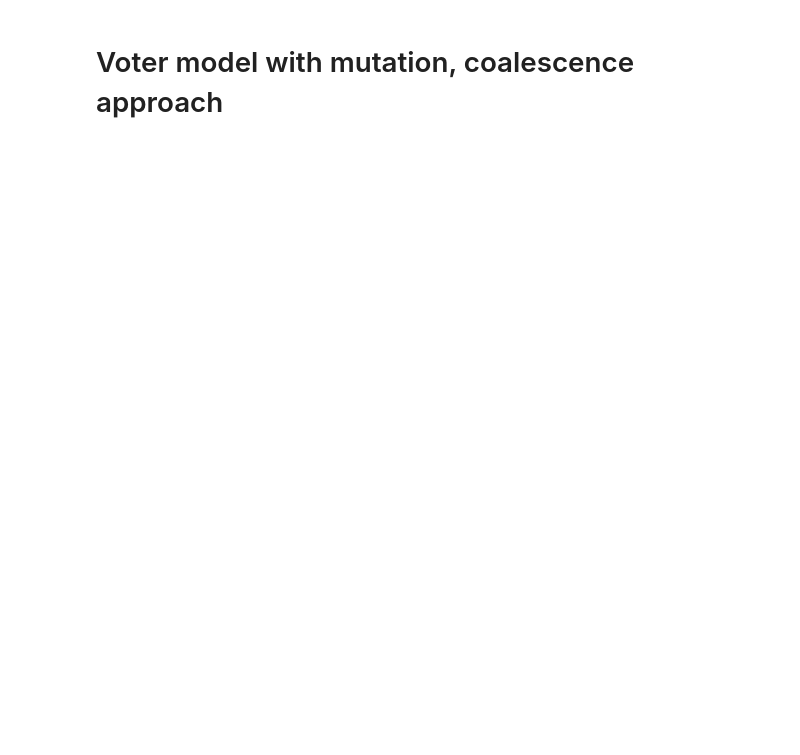
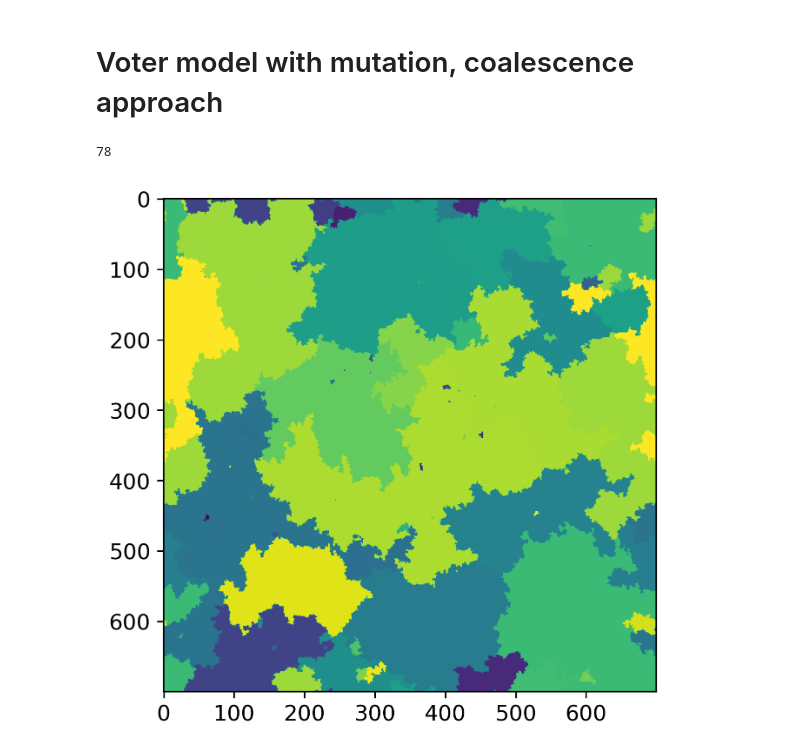
Before and after one commit to jonasargelo/Complex-systems-sim, a Jupyter notebook: backwards_time_voter_model.ipynb, the cells around one changed output. Cells and saved outputs as stored; diff of their text form; code cells hidden in the pictures; blank space fills up the shorter version.

```diff
--- a/backwards_time_voter_model.ipynb
+++ b/backwards_time_voter_model.ipynb
@@ -238,3 +238,21 @@ def voter_model_fast(L, alpha, kernel='nearest', W=3, eta=-1):
             rand_walker_pos.remove(cur_walker)
 
     return species
+# %%
+import pickle
+species_load = pickle.load(open(f"700x700,alpha=0.0001,kernel=nearest.p", "rb"))
+species_ids = np.random.uniform(size=len(species_load))
+print(len(species_load))
+
+grid = np.zeros((700, 700))
+for i, specie in enumerate(species_load):
+    for coord in specie:
+        grid[coord] = species_ids[i]
+# %% [output]
+78
+# %%
+plt.figure(figsize=(5, 5))
+plt.imshow(grid)
+plt.show()
+# %% [output]
+[figure, added]
```
Also changed, not shown: parts of 2 cells of this notebook, 5 other files.
